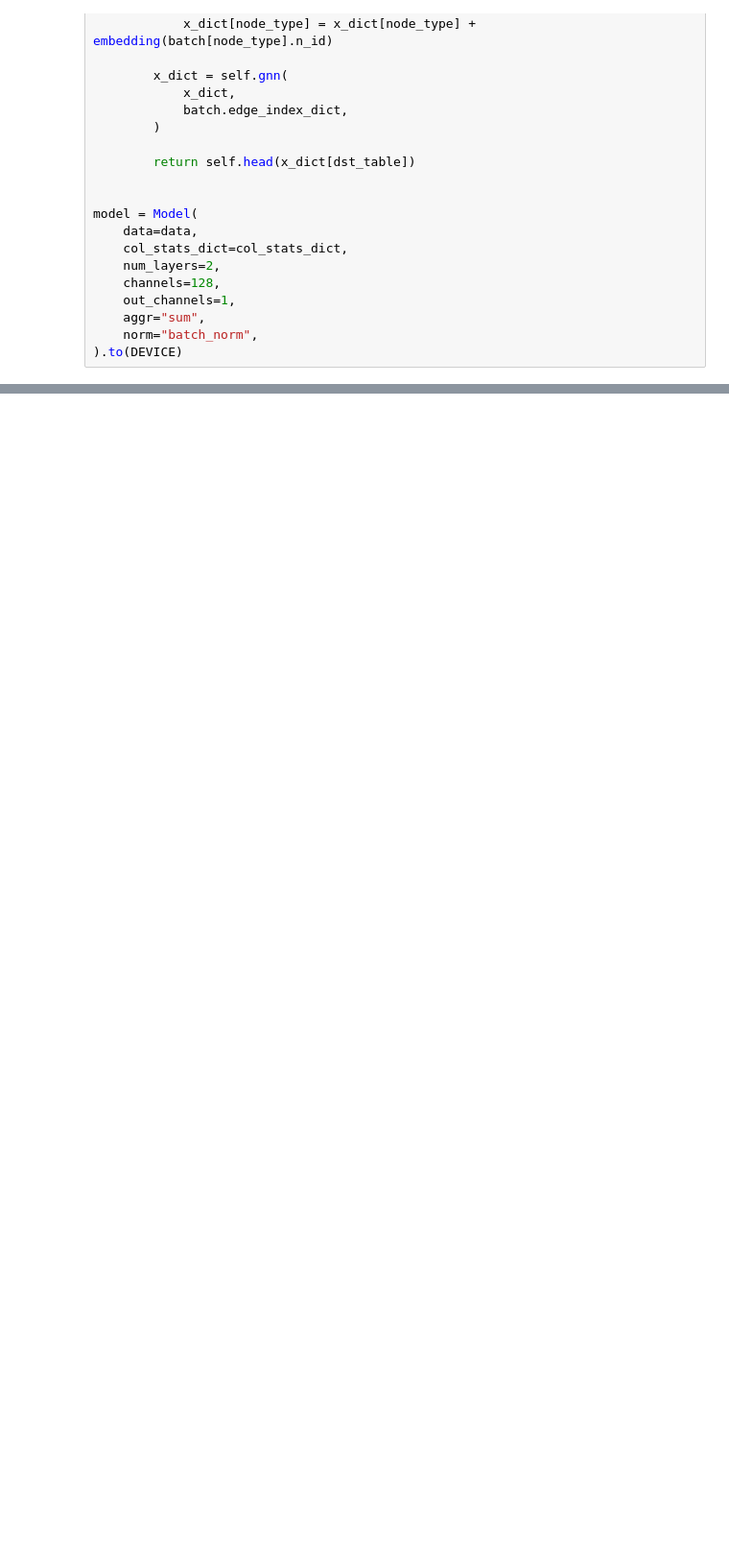
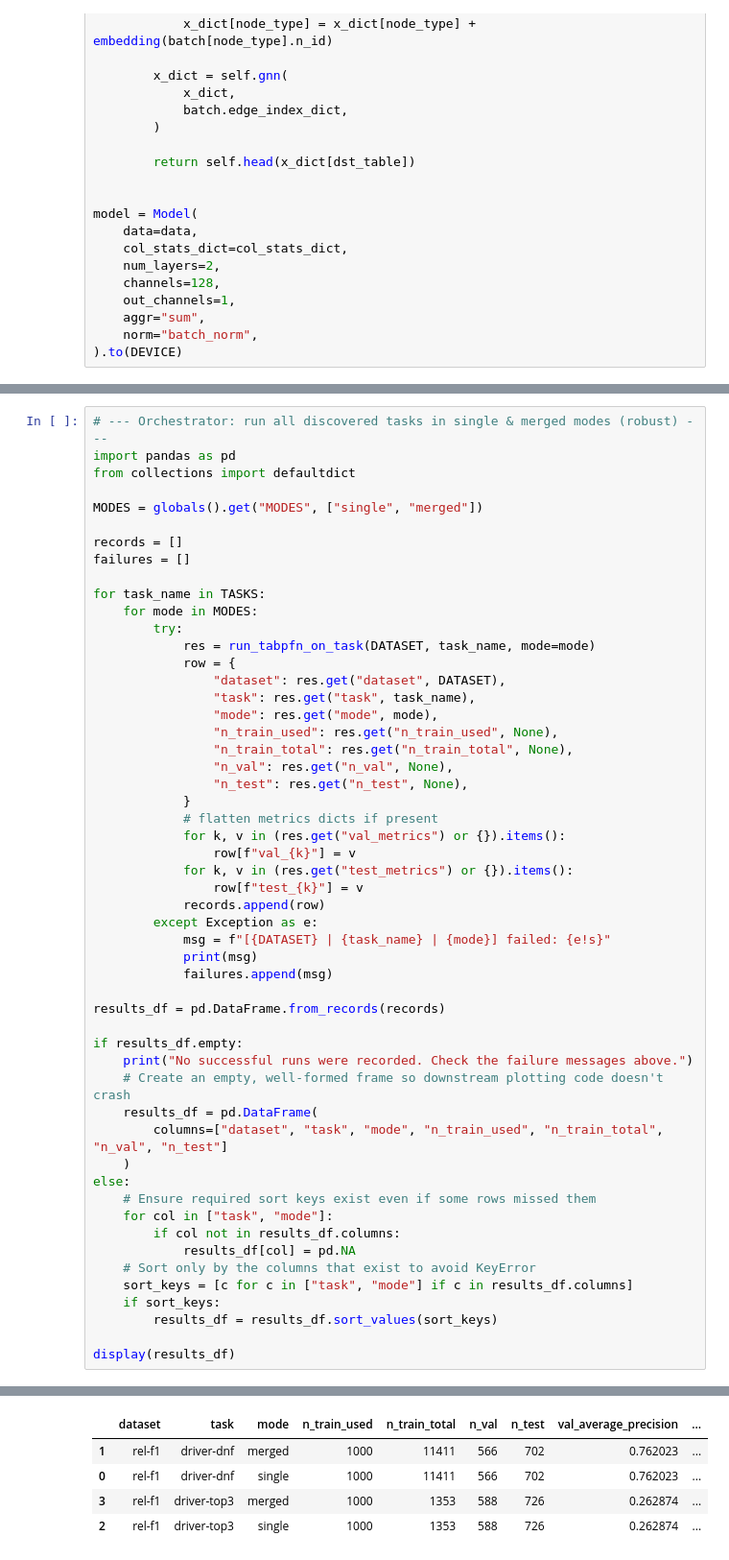
Before and after one commit to michaelflppv/TabPFN, a Jupyter notebook: simple_cases/TabPFN_relational_benchmark.ipynb, the cells around one changed output, grey strips where cells are left out. Shown at 96% size. Saved outputs shown, nothing was run; the diff lists cells and outputs as text; blank space fills up the shorter version.

```diff
--- a/simple_cases/TabPFN_relational_benchmark.ipynb
+++ b/simple_cases/TabPFN_relational_benchmark.ipynb
@@ -688,0 +667,54 @@ plot_metric("primary_metric_relbench", split="test")
+# %%
+# --- Orchestrator: run all discovered tasks in single & merged modes (robust) ---
+import pandas as pd
+from collections import defaultdict
+
+MODES = globals().get("MODES", ["single", "merged"])
+
+records = []
+failures = []
+
+for task_name in TASKS:
+    for mode in MODES:
+        try:
+            res = run_tabpfn_on_task(DATASET, task_name, mode=mode)
+            row = {
+                "dataset": res.get("dataset", DATASET),
+                "task": res.get("task", task_name),
+                "mode": res.get("mode", mode),
+                "n_train_used": res.get("n_train_used", None),
+                "n_train_total": res.get("n_train_total", None),
+                "n_val": res.get("n_val", None),
+                "n_test": res.get("n_test", None),
+            }
+            # flatten metrics dicts if present
+            for k, v in (res.get("val_metrics") or {}).items():
+                row[f"val_{k}"] = v
+            for k, v in (res.get("test_metrics") or {}).items():
+                row[f"test_{k}"] = v
+            records.append(row)
+        except Exception as e:
+            msg = f"[{DATASET} | {task_name} | {mode}] failed: {e!s}"
+            print(msg)
+            failures.append(msg)
+
+results_df = pd.DataFrame.from_records(records)
+
+if results_df.empty:
+    print("No successful runs were recorded. Check the failure messages above.")
+    # Create an empty, well-formed frame so downstream plotting code doesn't crash
+    results_df = pd.DataFrame(
+        columns=["dataset", "task", "mode", "n_train_used", "n_train_total", "n_val", "n_test"]
+    )
+else:
+    # Ensure required sort keys exist even if some rows missed them
+    for col in ["task", "mode"]:
+        if col not in results_df.columns:
+            results_df[col] = pd.NA
+    # Sort only by the columns that exist to avoid KeyError
+    sort_keys = [c for c in ["task", "mode"] if c in results_df.columns]
+    if sort_keys:
+        results_df = results_df.sort_values(sort_keys)
+
+display(results_df)
+# %% [output]
@@ -688,0 +737,5 @@ plot_metric("primary_metric_relbench", split="test")
+|  | dataset | task | mode | n_train_used | n_train_total | n_val | n_test | val_average_precision | ... |
+| 1 | rel-f1 | driver-dnf | merged | 1000 | 11411 | 566 | 702 | 0.762023 | ... |
+| 0 | rel-f1 | driver-dnf | single | 1000 | 11411 | 566 | 702 | 0.762023 | ... |
+| 3 | rel-f1 | driver-top3 | merged | 1000 | 1353 | 588 | 726 | 0.262874 | ... |
+| 2 | rel-f1 | driver-top3 | single | 1000 | 1353 | 588 | 726 | 0.262874 | ... |
```
Also changed, not shown: parts of 12 cells of this notebook.
